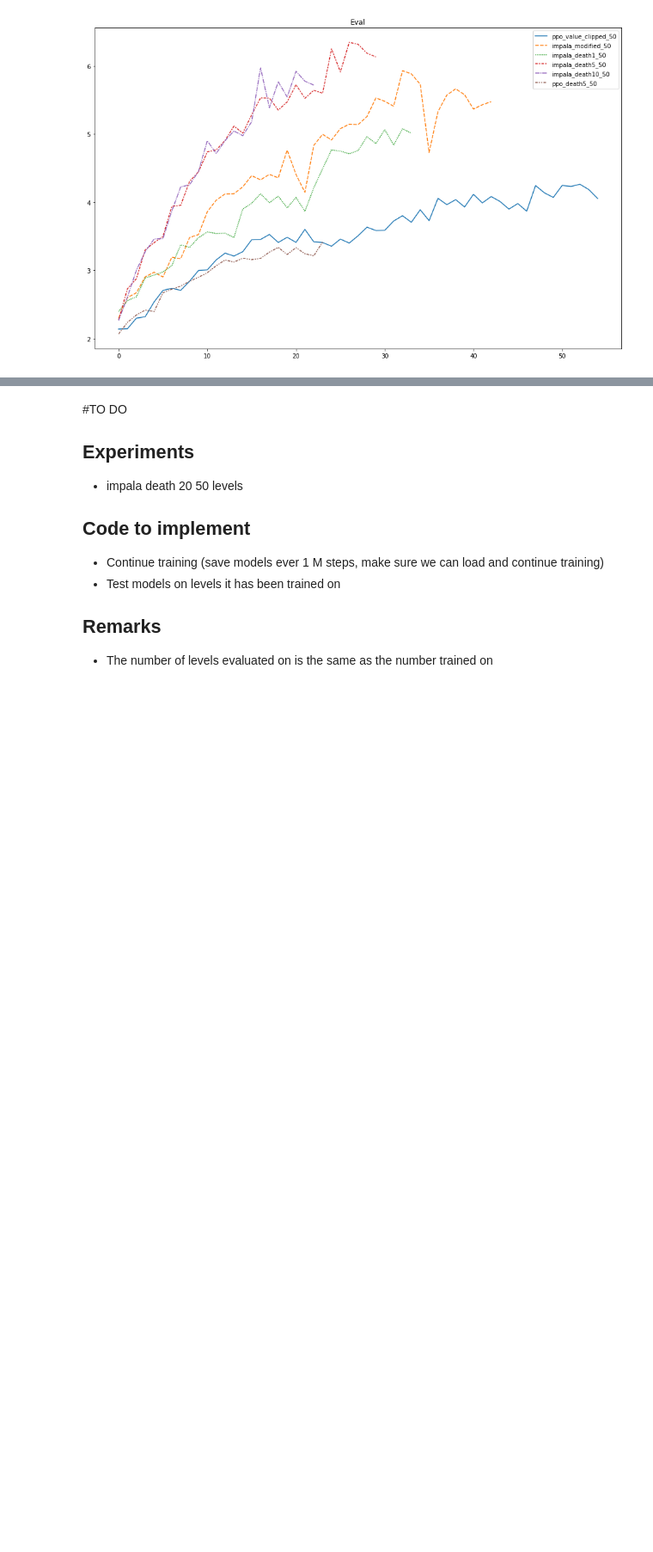
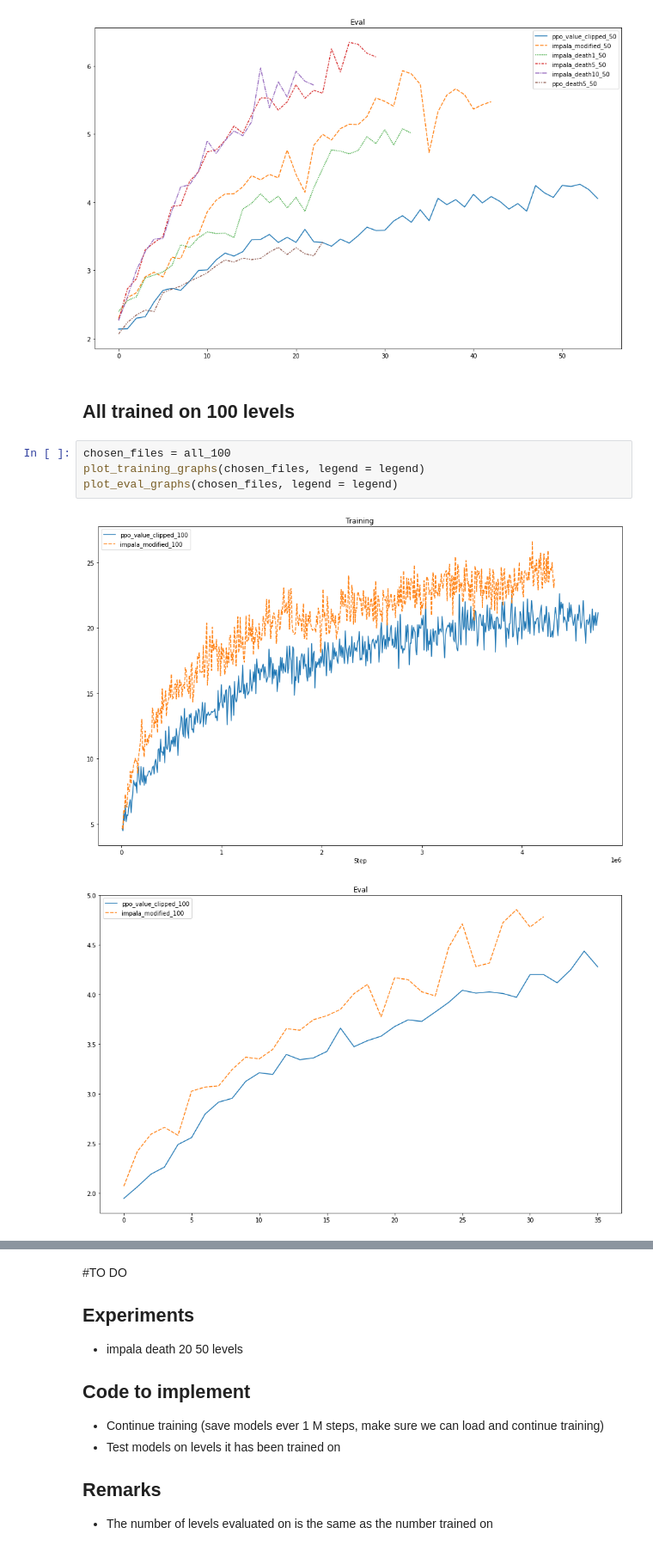
Before and after one commit to SebastianLarssonDTU/02456-Reinforcement-Learning-Project, a Jupyter notebook: Graphs.ipynb, the cells around one changed output, grey strips where cells are left out. Shown at 86% size. Saved outputs shown, nothing was run; the diff lists cells and outputs as text; blank space fills up the shorter version.

```diff
--- a/Graphs.ipynb
+++ b/Graphs.ipynb
@@ -318,3 +358,12 @@ plot_eval_graphs(chosen_files, legend = legend)
 # %% [output]
 [figure]
 [figure]
+# %% [markdown]
+## All trained on 100 levels
+# %%
+chosen_files = all_100
+plot_training_graphs(chosen_files, legend = legend)
+plot_eval_graphs(chosen_files, legend = legend)
+# %% [output]
+[figure, added]
+[figure, added]
```
Also changed, not shown: parts of 21 cells of this notebook.
